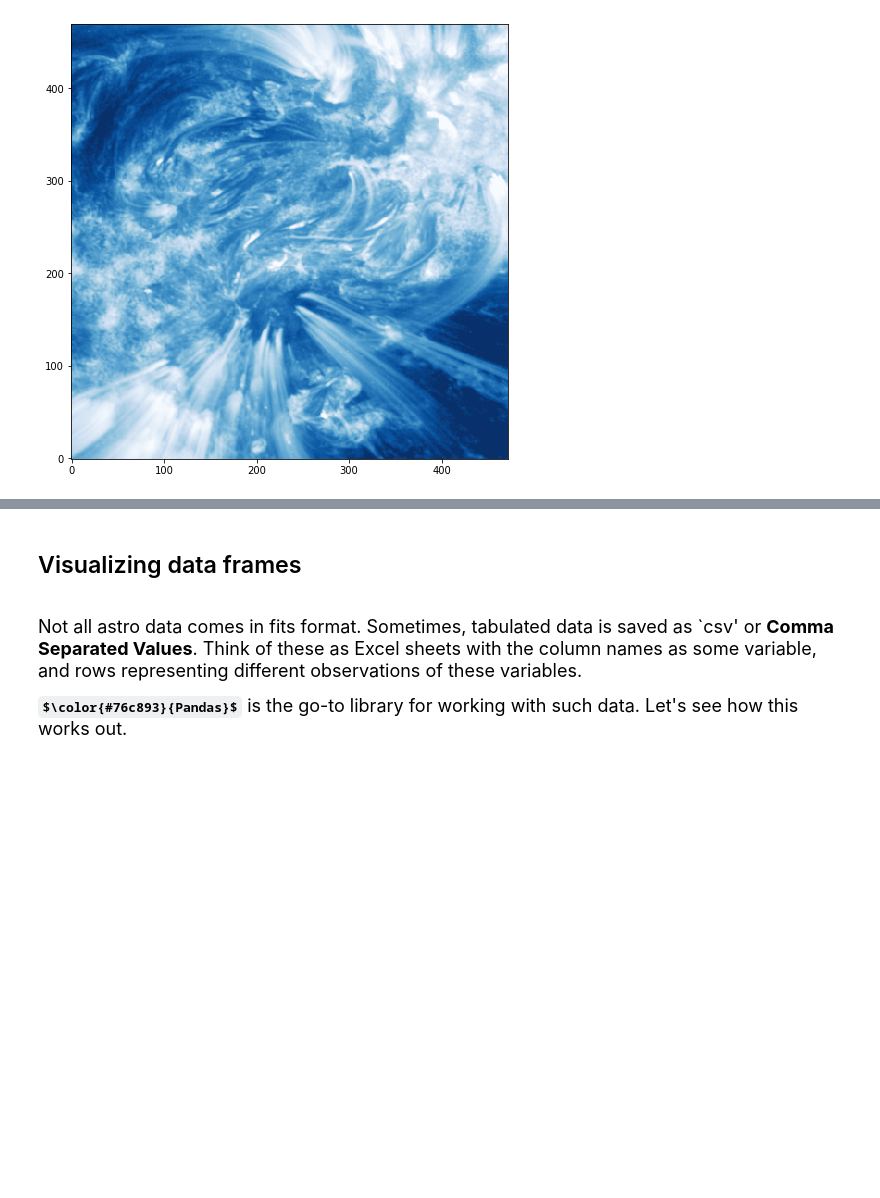
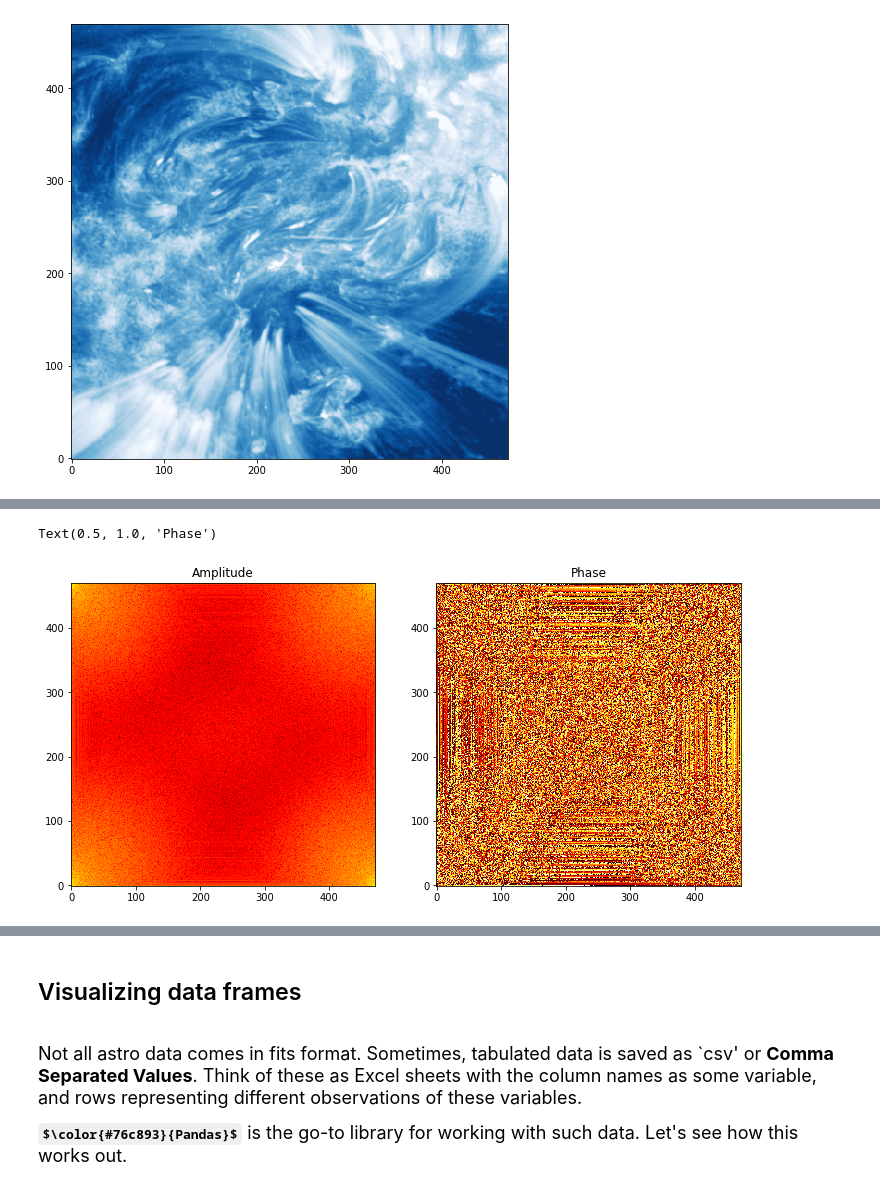
Before and after one commit to Vishal-Upendran/IUCAASummerSchool2021, a Jupyter notebook: Python_Intro.ipynb, the cells around one changed output, grey strips where cells are left out. Cells and saved outputs as stored; diff of their text form; code cells hidden in the pictures; some formulas as TeX source; blank space fills up the shorter version.

```diff
--- a/Python_Intro.ipynb
+++ b/Python_Intro.ipynb
@@ -403,0 +488,14 @@ HTML(animation.to_html5_video())
+# %%
+tmp_aiadata2_fft = np.fft.fft2(tmp_aiadata2)
+tmp_aiadata2_fft_amp,tmp_aiadata2_fft_phase = np.abs(tmp_aiadata2_fft),np.angle(tmp_aiadata2_fft)
+
+plt.figure(figsize=(12,6))
+plt.subplot(1,2,1)
+plt.imshow(np.log10(tmp_aiadata2_fft_amp),origin='lower',cmap='hot')
+plt.title("Amplitude")
+plt.subplot(1,2,2)
+plt.imshow(tmp_aiadata2_fft_phase,origin='lower',cmap='hot')
+plt.title("Phase")
+# %% [output]
+Text(0.5, 1.0, 'Phase')
+[figure, added]
```
Also changed, not shown: parts of 18 cells of this notebook.
